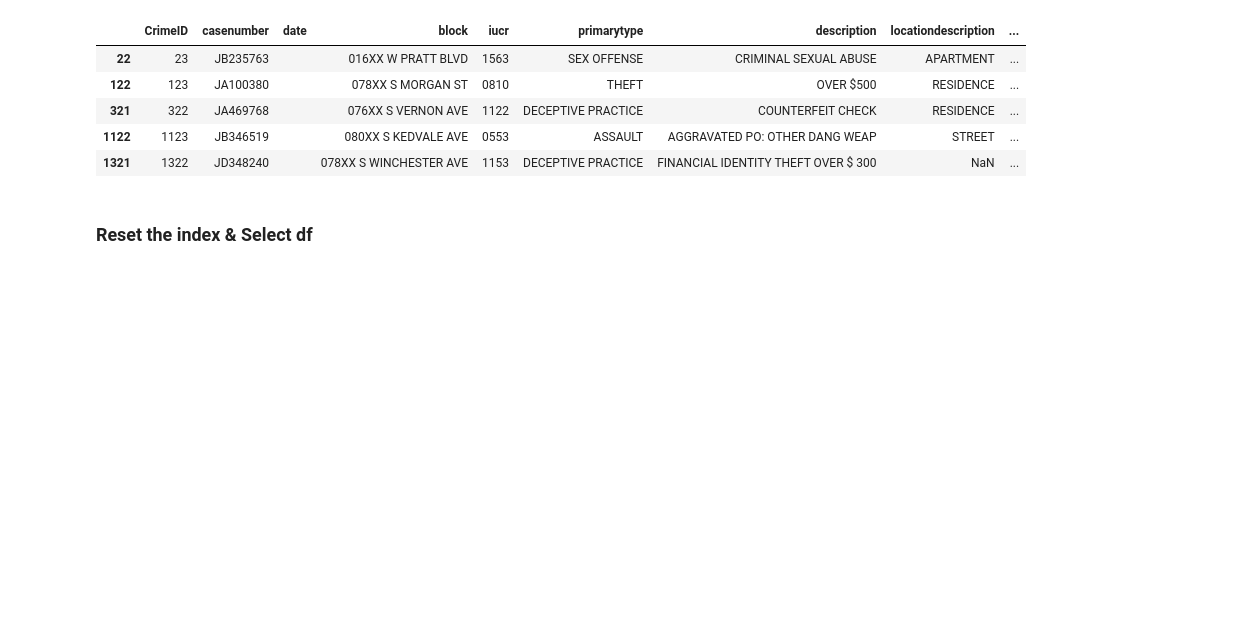
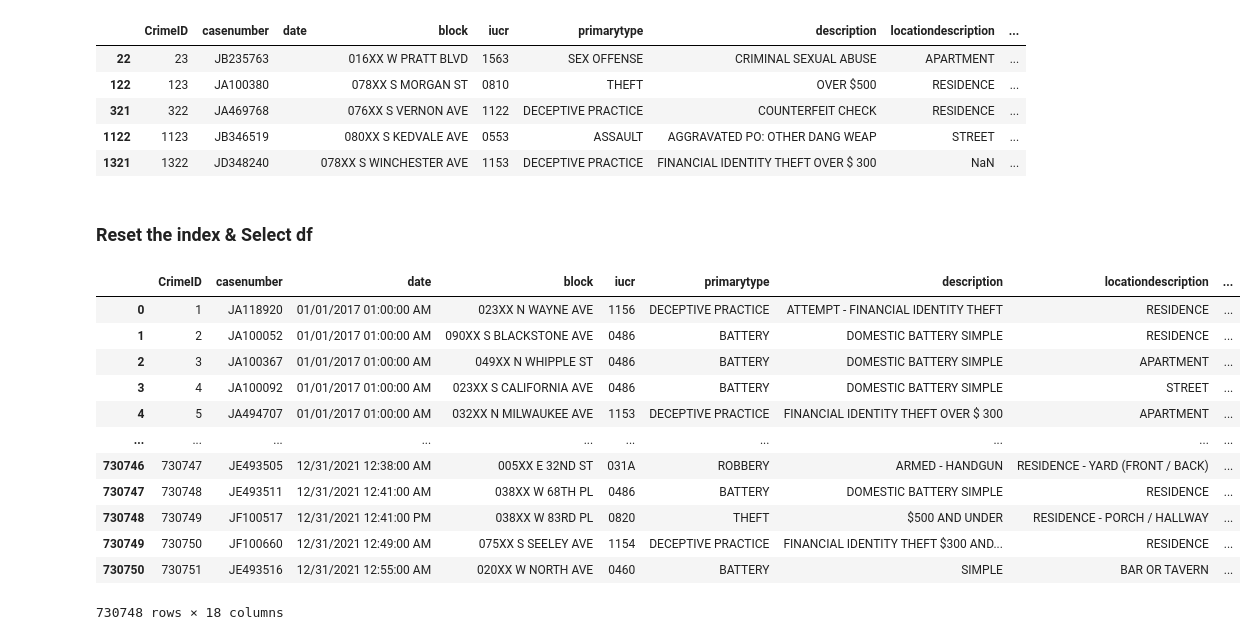
Before and after one commit to AngeloBarisano/data_management_and_ethics, a Jupyter notebook: Code/datacleaning.ipynb, the cells around one changed output. Cells and saved outputs as stored; diff of their text form; code cells hidden in the pictures; blank space fills up the shorter version.

```diff
--- a/Code/datacleaning.ipynb
+++ b/Code/datacleaning.ipynb
@@ -317,7 +283,9 @@ memory usage: 1.9+ KB
 # %% [markdown]
 an additional 16 entries do not contain dates; this is pivotal so they have to be removed
 # %%
-df.date_time_str = df.date_time.astype(str)
+df["date_time_str"] = df.date_time.astype(str)
+# %%
+df.loc[df.index.isin(df[df.date_time.isnull()].index), "marked"] = True
 # %% [markdown]
 ### Outliers in locatioN!
 
@@ -346,6 +314,10 @@ df.latitude_z = (df.latitude - df.latitude.mean()) / df.latitude.std()
 after some testing only one observation with the following information seemed to be wrong
 in this case, the decision was made to make this isntance of lat lon not known.
 36.619446	-91.686569
+# %%
+# marked_unimportant
+df["marked_u"] = False
+df.loc[df.index.isin(df[df.latitude == 36.619446].index), "marked_u"] = True
 # %%
 df.loc[df.latitude == 36.619446, "latitude"] = np.nan
 df.loc[df.longitude == -91.686569, "longitude"] = np.nan
@@ -414,3 +370,5 @@ df[df.casenumber.str.len() != 8]
+# %%
+df.loc[df.index.isin(df[df.casenumber.str.len() != 8].index), "marked_u"] = True
 # %%
 df[df.iucr.str.len() != 4]
 # %% [output]
@@ -464,4 +408,20 @@ df.loc[
 ] = True
 # %% [markdown]
 ### Reset the index & Select df
+# %%
+df
+# %% [output]
+|  | CrimeID | casenumber | date | block | iucr | primarytype | description | locationdescription | ... |
+| 0 | 1 | JA118920 | 01/01/2017 01:00:00 AM | 023XX N WAYNE AVE | 1156 | DECEPTIVE PRACTICE | ATTEMPT - FINANCIAL IDENTITY THEFT | RESIDENCE | ... |
+| 1 | 2 | JA100052 | 01/01/2017 01:00:00 AM | 090XX S BLACKSTONE AVE | 0486 | BATTERY | DOMESTIC BATTERY SIMPLE | RESIDENCE | ... |
+| 2 | 3 | JA100367 | 01/01/2017 01:00:00 AM | 049XX N WHIPPLE ST | 0486 | BATTERY | DOMESTIC BATTERY SIMPLE | APARTMENT | ... |
+| 3 | 4 | JA100092 | 01/01/2017 01:00:00 AM | 023XX S CALIFORNIA AVE | 0486 | BATTERY | DOMESTIC BATTERY SIMPLE | STREET | ... |
+| 4 | 5 | JA494707 | 01/01/2017 01:00:00 AM | 032XX N MILWAUKEE AVE | 1153 | DECEPTIVE PRACTICE | FINANCIAL IDENTITY THEFT OVER $ 300 | APARTMENT | ... |
+| ... | ... | ... | ... | ... | ... | ... | ... | ... | ... |
+| 730746 | 730747 | JE493505 | 12/31/2021 12:38:00 AM | 005XX E 32ND ST | 031A | ROBBERY | ARMED - HANDGUN | RESIDENCE - YARD (FRONT / BACK) | ... |
+| 730747 | 730748 | JE493511 | 12/31/2021 12:41:00 AM | 038XX W 68TH PL | 0486 | BATTERY | DOMESTIC BATTERY SIMPLE | RESIDENCE | ... |
+| 730748 | 730749 | JF100517 | 12/31/2021 12:41:00 PM | 038XX W 83RD PL | 0820 | THEFT | $500 AND UNDER | RESIDENCE - PORCH / HALLWAY | ... |
+| 730749 | 730750 | JF100660 | 12/31/2021 12:49:00 AM | 075XX S SEELEY AVE | 1154 | DECEPTIVE PRACTICE | FINANCIAL IDENTITY THEFT $300 AND... | RESIDENCE | ... |
+| 730750 | 730751 | JE493516 | 12/31/2021 12:55:00 AM | 020XX W NORTH AVE | 0460 | BATTERY | SIMPLE | BAR OR TAVERN | ... |
+730748 rows × 18 columns
 # %%
```
Also changed, not shown: parts of 29 cells of this notebook, 4 other files.
